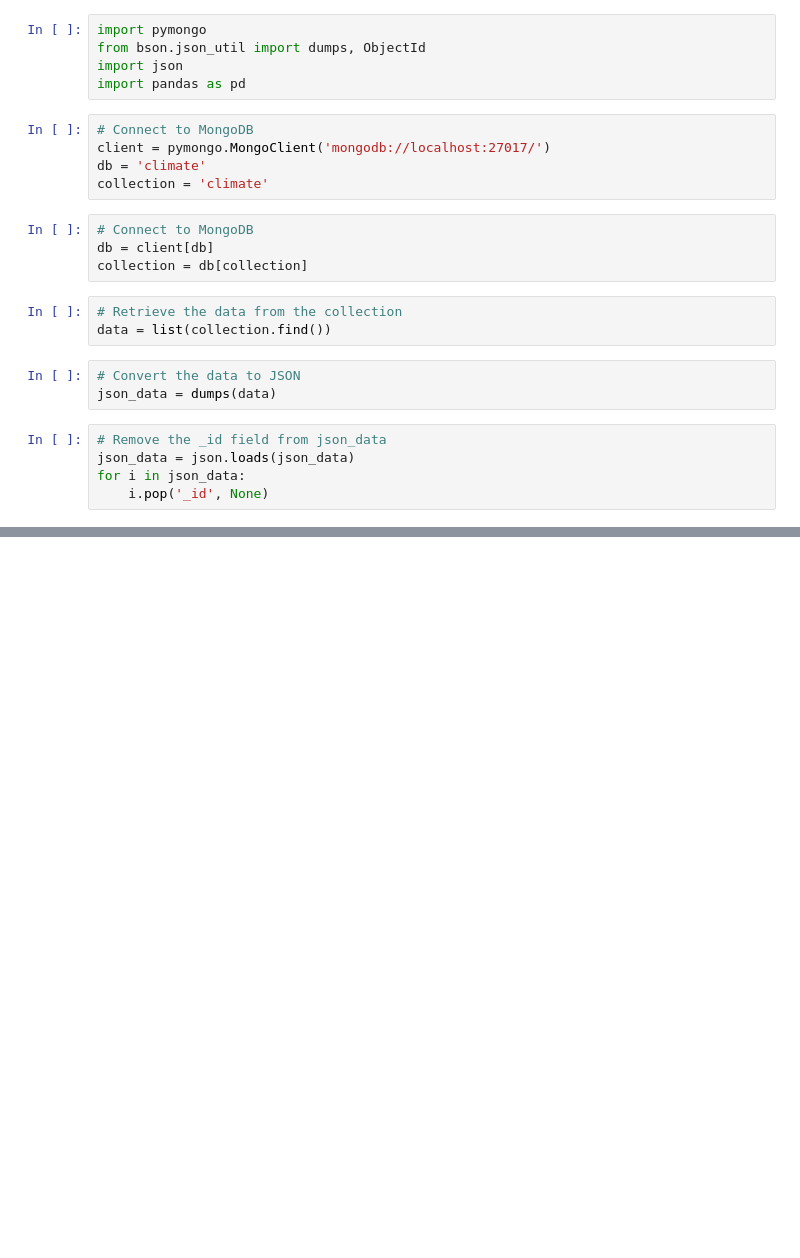
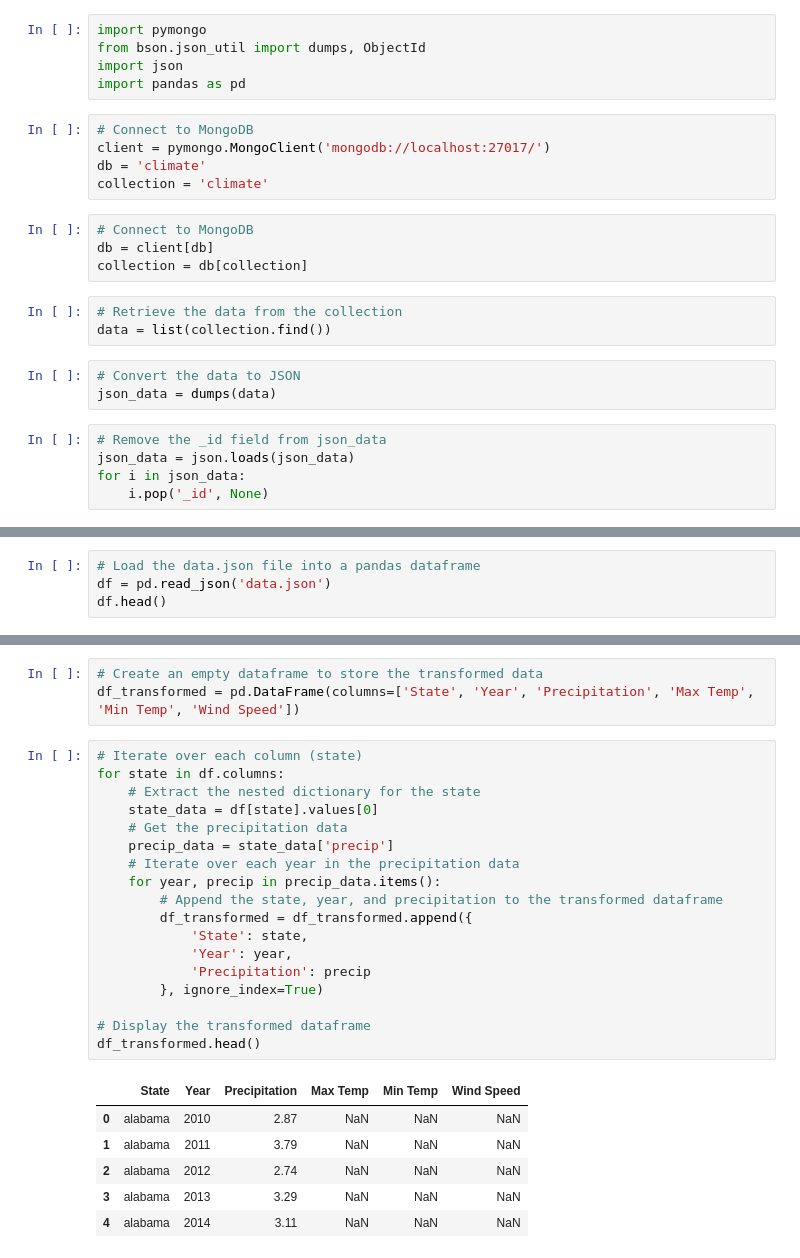
Before and after one commit to matanick1/Project-4, a Jupyter notebook: Project-4.ipynb, the cells around one changed output, grey strips where cells are left out. Cells and saved outputs as stored; diff of their text form; blank space fills up the shorter version.

Commit message:
Transformed data to make suitable for machine learning

```diff
--- a/Project-4.ipynb
+++ b/Project-4.ipynb
@@ -28,0 +26,4 @@ df = pd.DataFrame(json_data)
+# %%
+# Load the data.json file into a pandas dataframe
+df = pd.read_json('data.json')
+df.head()
@@ -28,0 +34,28 @@ df = pd.DataFrame(json_data)
+# %%
+# Create an empty dataframe to store the transformed data
+df_transformed = pd.DataFrame(columns=['State', 'Year', 'Precipitation', 'Max Temp', 'Min Temp', 'Wind Speed'])
+# %%
+# Iterate over each column (state)
+for state in df.columns:
+    # Extract the nested dictionary for the state
+    state_data = df[state].values[0]
+    # Get the precipitation data
+    precip_data = state_data['precip']
+    # Iterate over each year in the precipitation data
+    for year, precip in precip_data.items():
+        # Append the state, year, and precipitation to the transformed dataframe
+        df_transformed = df_transformed.append({
+            'State': state,
+            'Year': year,
+            'Precipitation': precip
+        }, ignore_index=True)
+
+# Display the transformed dataframe
+df_transformed.head()
+# %% [output]
+|  | State | Year | Precipitation | Max Temp | Min Temp | Wind Speed |
+| 0 | alabama | 2010 | 2.87 | NaN | NaN | NaN |
+| 1 | alabama | 2011 | 3.79 | NaN | NaN | NaN |
+| 2 | alabama | 2012 | 2.74 | NaN | NaN | NaN |
+| 3 | alabama | 2013 | 3.29 | NaN | NaN | NaN |
+| 4 | alabama | 2014 | 3.11 | NaN | NaN | NaN |
```
Also changed, not shown: parts of 3 cells of this notebook, 1 other file.
